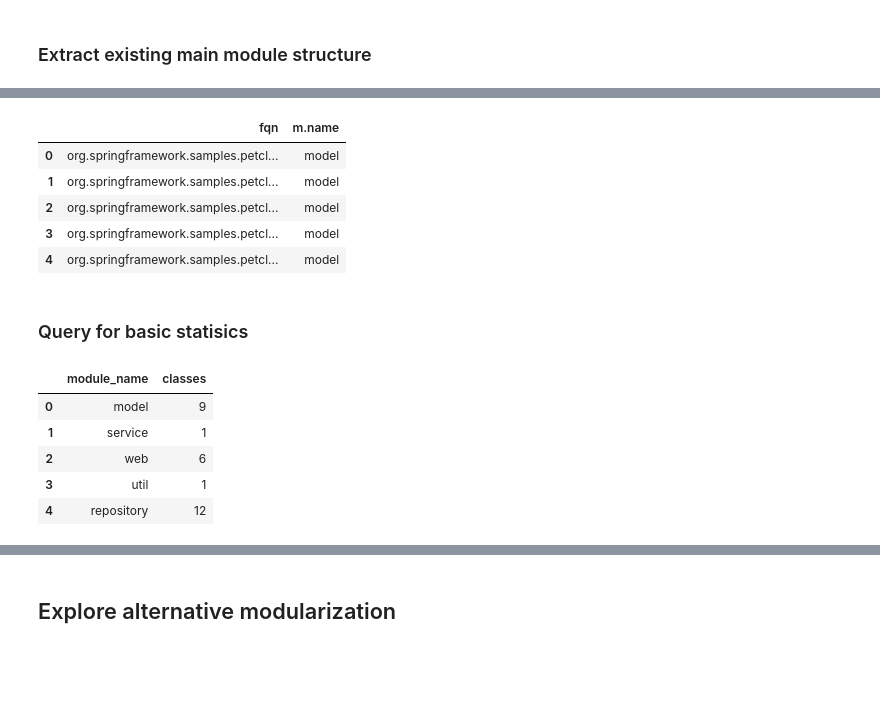
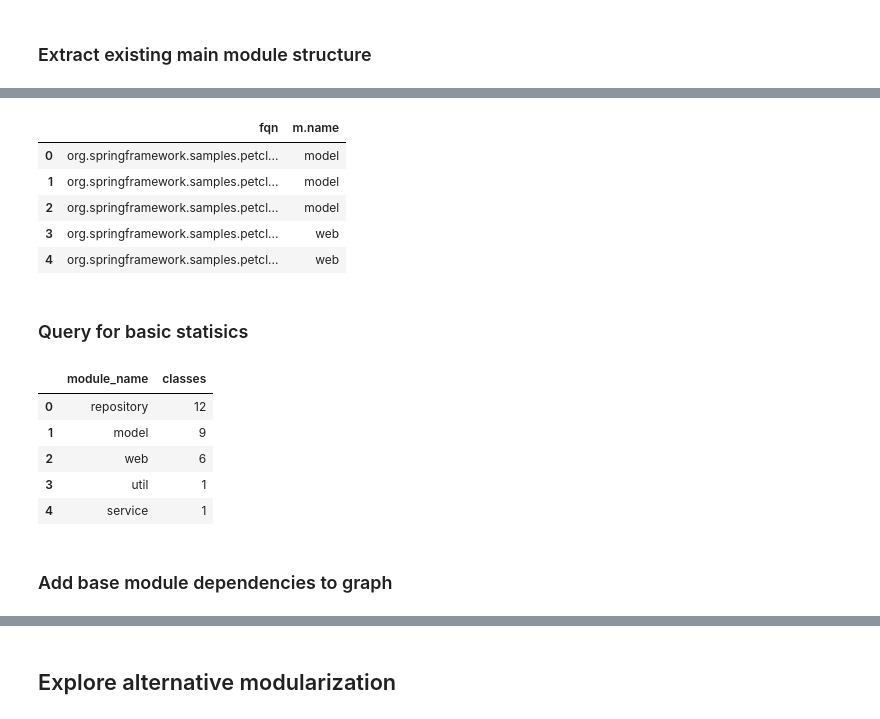
Before and after one commit to feststelltaste/sas2024, a Jupyter notebook: Modularization options with Neo4j.ipynb, the cells around one changed output, grey strips where cells are left out. Drawn from its saved outputs; the diff is of its cells as text; code cells hidden in the pictures; blank space fills up the shorter version.

```diff
--- a/Modularization options with Neo4j.ipynb
+++ b/Modularization options with Neo4j.ipynb
@@ -26,11 +24,5 @@ query="""
 """
 session.run(query);
-# %%
-query="""
-   MATCH (n:Module)
-   DETACH DELETE n
-"""
-session.run(query);
 # %% [markdown]
 # Data import
 # %% [markdown]
@@ -162,7 +156,7 @@ query="""
     MERGE (from)-[:DEPENDS_ON]->(to)
     RETURN from.fqn, to.fqn
 """
-session.run(query, data=deps_data).to_df()
+session.run(query, data=deps_data).to_df().head()
 # %% [output]
 |  | from.fqn | to.fqn |
 | 0 | org.springframework.samples.petcl... | org.springframework.samples.petcl... |
@@ -420,7 +396,7 @@ module_options
 # %% [markdown]
 ### Extract existing main module structure
 # %%
-module_options['base_module'] = result['fqn'].str.split(".").str[4]
-result.head()
+module_options['base_module'] = module_options['fqn'].str.split(".").str[4]
+module_options.head()
 # %% [output]
 |  | fqn | lines | ratio | base_module |
@@ -441,28 +417,29 @@ query="""
         m.name = module.base_module
     RETURN t.fqn as fqn, m.name
 """
-
-session.run(query, data=result.to_dict(orient='records')).to_df().head()
+session.run(query, data=module_options.to_dict(orient='records')).to_df().head()
 # %% [output]
 |  | fqn | m.name |
 | 0 | org.springframework.samples.petcl... | model |
 | 1 | org.springframework.samples.petcl... | model |
 | 2 | org.springframework.samples.petcl... | model |
-| 3 | org.springframework.samples.petcl... | model |
-| 4 | org.springframework.samples.petcl... | model |
+| 3 | org.springframework.samples.petcl... | web |
+| 4 | org.springframework.samples.petcl... | web |
 # %% [markdown]
 ### Query for basic statisics
 # %%
 query="""
-    MATCH (t:Type)-[:BELONGS_TO]->(m:Module)
+    MATCH (t:Type)-[:BELONGS_TO]->(m:Base:Module)
     RETURN m.name as module_name, count(t) as classes
 """
 
 session.run(query).to_df().head()
 # %% [output]
 |  | module_name | classes |
-| 0 | model | 9 |
-| 1 | service | 1 |
+| 0 | repository | 12 |
+| 1 | model | 9 |
 | 2 | web | 6 |
 | 3 | util | 1 |
-| 4 | repository | 12 |
+| 4 | service | 1 |
+# %% [markdown]
+### Add base module dependencies to graph
```
Also changed, not shown: parts of 31 cells of this notebook, 2 other files.
